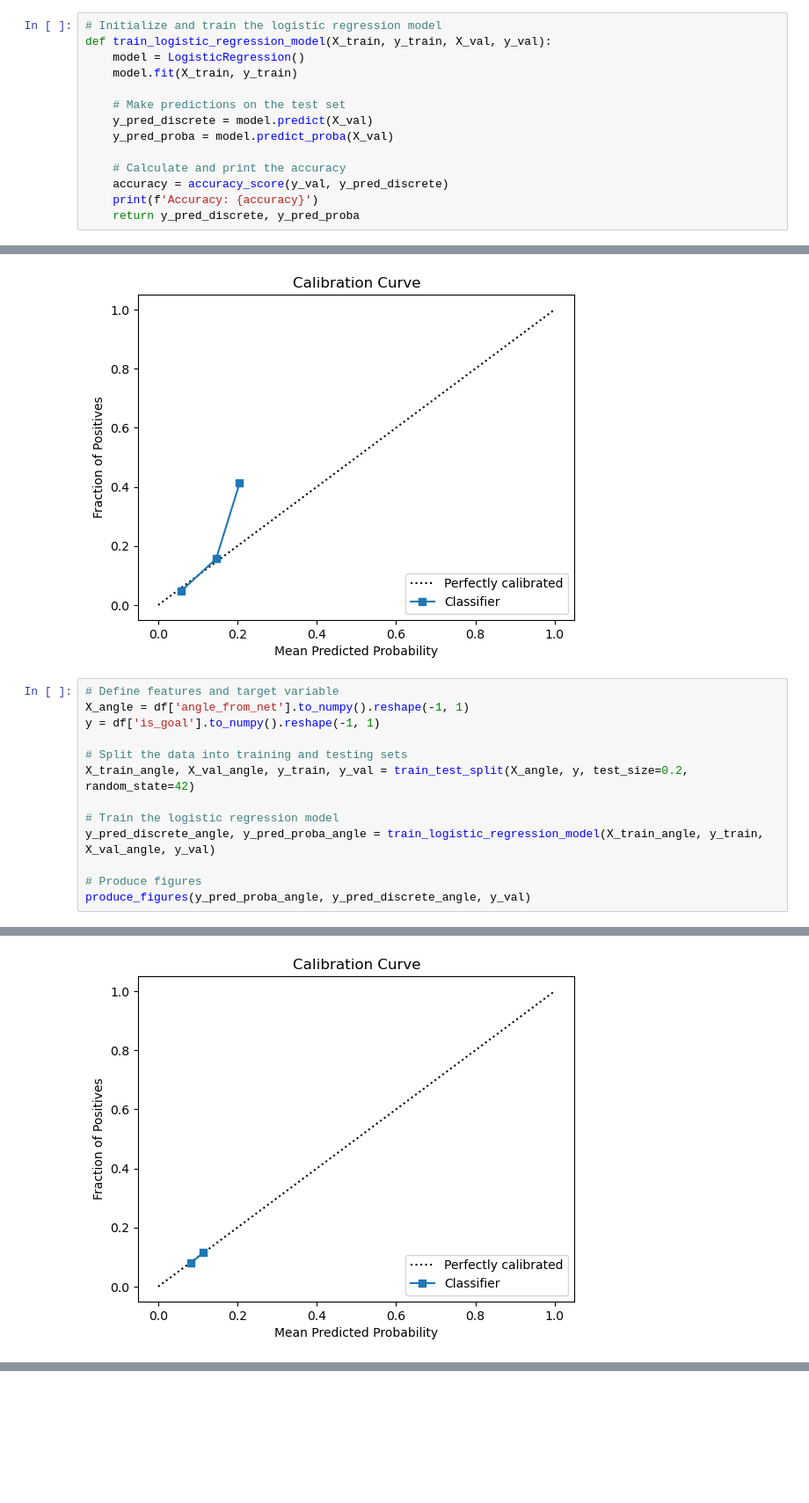
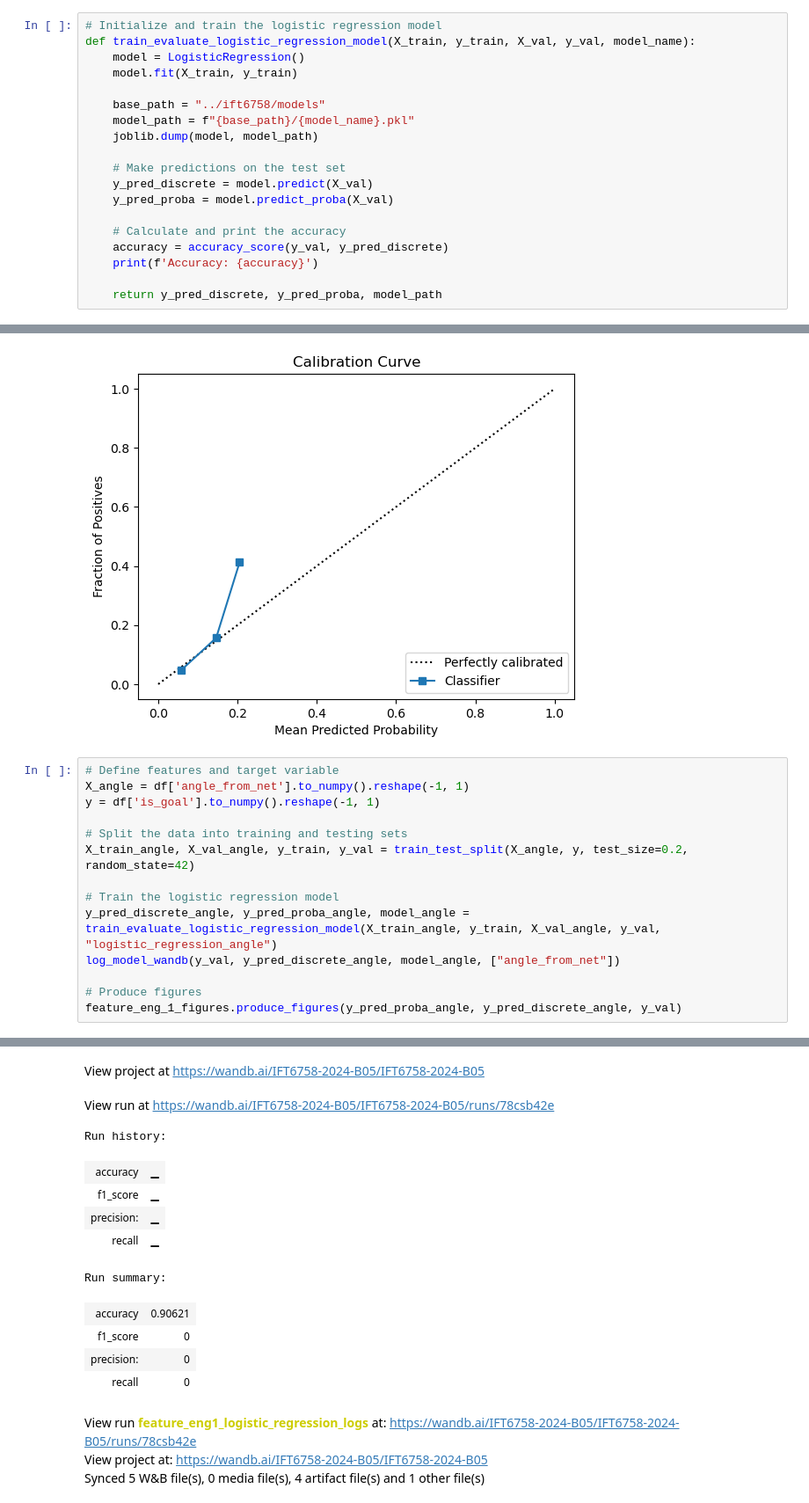
Before and after one commit to WilliamChidiac/NHL-goal-prediction, a Jupyter notebook: notebooks/feature_eng_1_models.ipynb, the cells around one changed output, grey strips where cells are left out. Shown at 88% size. Drawn from its saved outputs; the diff is of its cells as text; blank space fills up the shorter version.

```diff
--- a/notebooks/feature_eng_1_models.ipynb
+++ b/notebooks/feature_eng_1_models.ipynb
@@ -53,9 +54,13 @@ Number of NaN values in angle_from_net: 0
 # q1
 # %%
 # Initialize and train the logistic regression model
-def train_logistic_regression_model(X_train, y_train, X_val, y_val):
+def train_evaluate_logistic_regression_model(X_train, y_train, X_val, y_val, model_name):
     model = LogisticRegression()
     model.fit(X_train, y_train)
+
+    base_path = "../ift6758/models"
+    model_path = f"{base_path}/{model_name}.pkl"
+    joblib.dump(model, model_path)
 
     # Make predictions on the test set
     y_pred_discrete = model.predict(X_val)
@@ -64,7 +69,8 @@ def train_logistic_regression_model(X_train, y_train, X_val, y_val):
     # Calculate and print the accuracy
     accuracy = accuracy_score(y_val, y_pred_discrete)
     print(f'Accuracy: {accuracy}')
-    return y_pred_discrete, y_pred_proba
+
+    return y_pred_discrete, y_pred_proba, model_path
 # %% [markdown]
 notice accuracy high but model only predicts the events are non-goals because there are more non-goal events than goals events
 so the model hasn't learnt anything
@@ -243,9 +153,10 @@ y = df['is_goal'].to_numpy().reshape(-1, 1)
 X_train_angle, X_val_angle, y_train, y_val = train_test_split(X_angle, y, test_size=0.2, random_state=42)
 
 # Train the logistic regression model
-y_pred_discrete_angle, y_pred_proba_angle = train_logistic_regression_model(X_train_angle, y_train, X_val_angle, y_val)
+y_pred_discrete_angle, y_pred_proba_angle, model_angle = train_evaluate_logistic_regression_model(X_train_angle, y_train, X_val_angle, y_val, "logistic_regression_angle")
+log_model_wandb(y_val, y_pred_discrete_angle, model_angle, ["angle_from_net"])
 
 # Produce figures
-produce_figures(y_pred_proba_angle, y_pred_discrete_angle, y_val)
+feature_eng_1_figures.produce_figures(y_pred_proba_angle, y_pred_discrete_angle, y_val)
 # %% [output]
 Accuracy: 0.9062132112491825
@@ -256 +162,0 @@ Accuracy: 0.9062132112491825
-[figure, removed]
@@ -256,0 +166,15 @@ Accuracy: 0.9062132112491825
+View project at https://wandb.ai/IFT6758-2024-B05/IFT6758-2024-B05
+View run at https://wandb.ai/IFT6758-2024-B05/IFT6758-2024-B05/runs/78csb42e
+Run history:
+| accuracy | ▁ |
+| f1_score | ▁ |
+| precision: | ▁ |
+| recall | ▁ |
+Run summary:
+| accuracy | 0.90621 |
+| f1_score | 0 |
+| precision: | 0 |
+| recall | 0 |
+View run feature_eng1_logistic_regression_logs at: https://wandb.ai/IFT6758-2024-B05/IFT6758-2024-B05/runs/78csb42e
+View project at: https://wandb.ai/IFT6758-2024-B05/IFT6758-2024-B05
+Synced 5 W&B file(s), 0 media file(s), 4 artifact file(s) and 1 other file(s)
```
Also changed, not shown: parts of 16 cells of this notebook, 1 other file.
